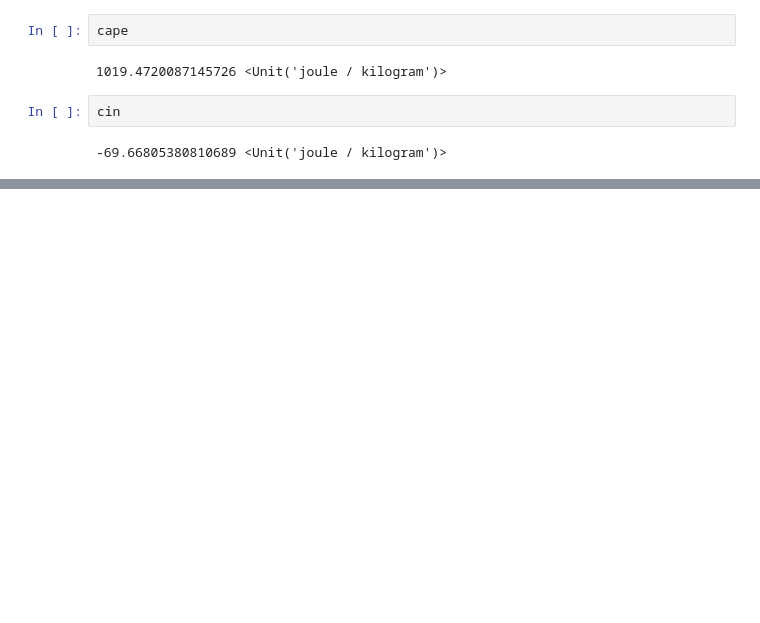
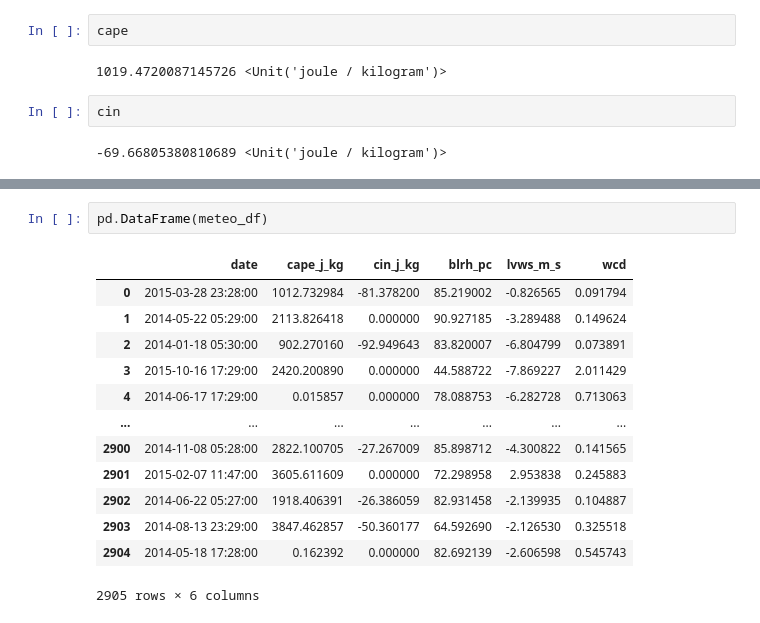
Before and after one commit to cclopes/amazon-storms-aerosols, a Jupyter notebook: met_aerosol_processing/read_process_meteo.ipynb, the cells around one changed output, grey strips where cells are left out. Saved outputs shown, nothing was run; the diff lists cells and outputs as text; blank space fills up the shorter version.

```diff
--- a/met_aerosol_processing/read_process_meteo.ipynb
+++ b/met_aerosol_processing/read_process_meteo.ipynb
@@ -28,0 +111,16 @@ cin
+# %%
+pd.DataFrame(meteo_df)
+# %% [output]
+|  | date | cape_j_kg | cin_j_kg | blrh_pc | lvws_m_s | wcd |
+| 0 | 2015-03-28 23:28:00 | 1012.732984 | -81.378200 | 85.219002 | -0.826565 | 0.091794 |
+| 1 | 2014-05-22 05:29:00 | 2113.826418 | 0.000000 | 90.927185 | -3.289488 | 0.149624 |
+| 2 | 2014-01-18 05:30:00 | 902.270160 | -92.949643 | 83.820007 | -6.804799 | 0.073891 |
+| 3 | 2015-10-16 17:29:00 | 2420.200890 | 0.000000 | 44.588722 | -7.869227 | 2.011429 |
+| 4 | 2014-06-17 17:29:00 | 0.015857 | 0.000000 | 78.088753 | -6.282728 | 0.713063 |
+| ... | ... | ... | ... | ... | ... | ... |
+| 2900 | 2014-11-08 05:28:00 | 2822.100705 | -27.267009 | 85.898712 | -4.300822 | 0.141565 |
+| 2901 | 2015-02-07 11:47:00 | 3605.611609 | 0.000000 | 72.298958 | 2.953838 | 0.245883 |
+| 2902 | 2014-06-22 05:27:00 | 1918.406391 | -26.386059 | 82.931458 | -2.139935 | 0.104887 |
+| 2903 | 2014-08-13 23:29:00 | 3847.462857 | -50.360177 | 64.592690 | -2.126530 | 0.325518 |
+| 2904 | 2014-05-18 17:28:00 | 0.162392 | 0.000000 | 82.692139 | -2.606598 | 0.545743 |
+2905 rows × 6 columns
```
Also changed, not shown: parts of 17 cells of this notebook, 6 other files.
